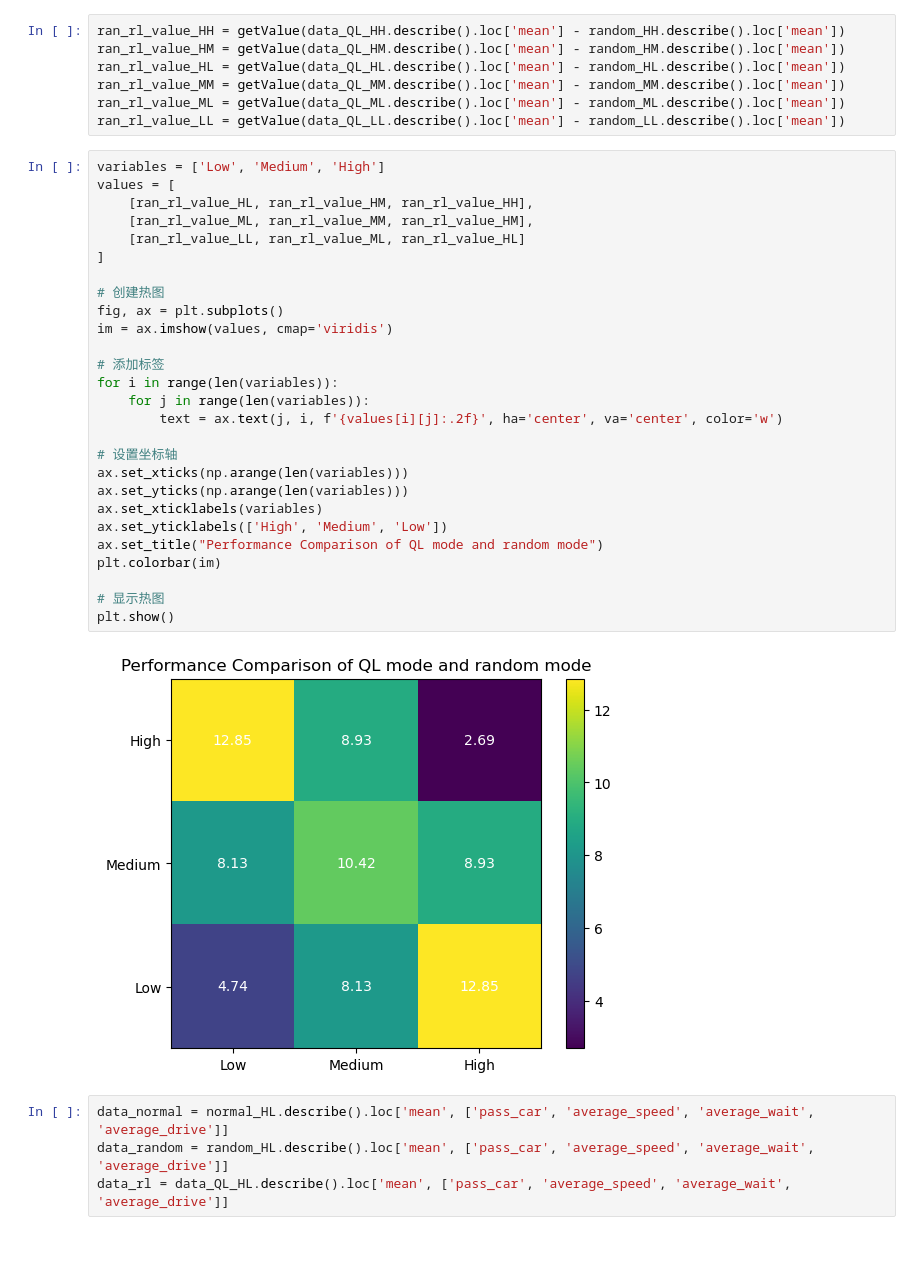
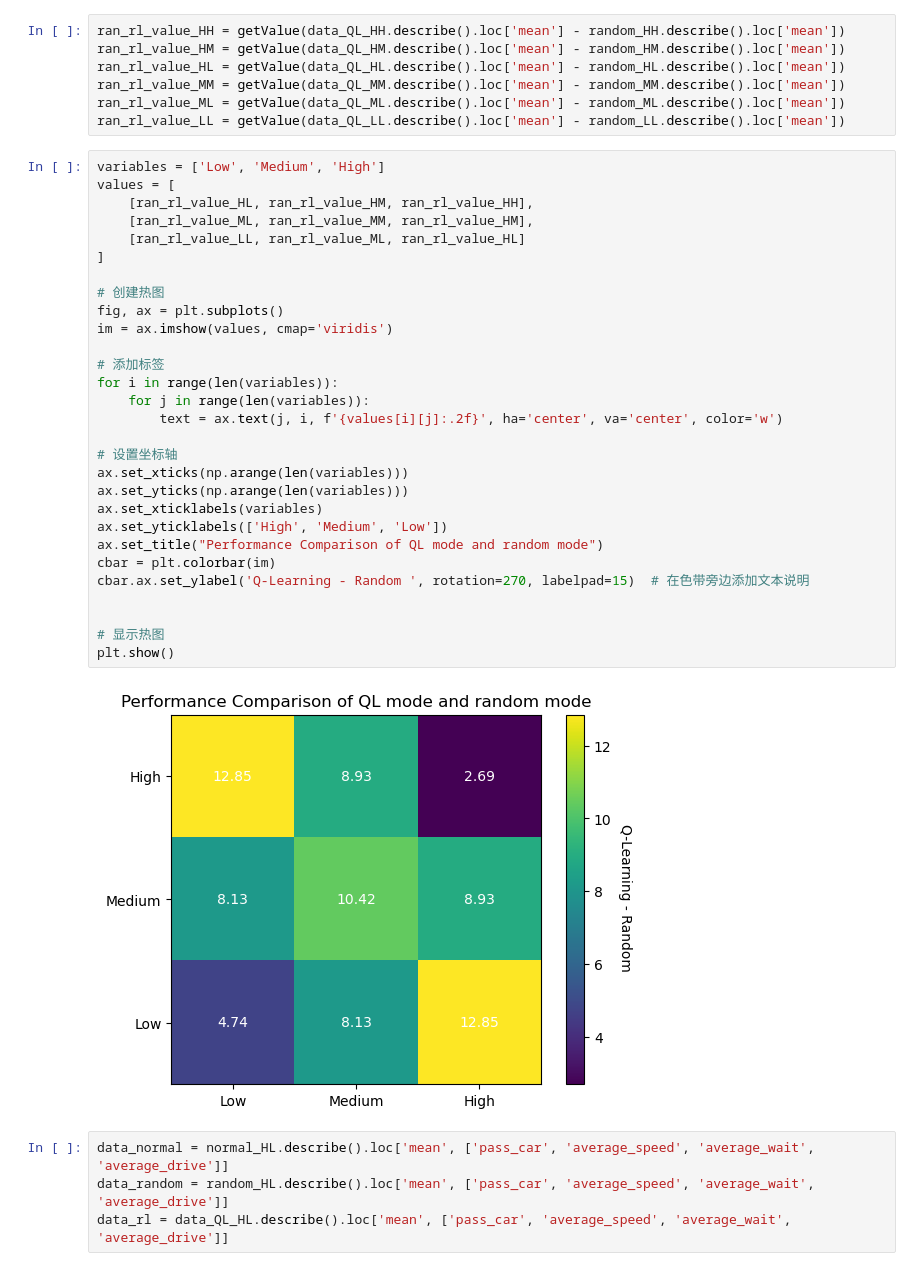
Before and after one commit to X-Fan-Jack/SmartTrafficLight-ABM-RL, a Jupyter notebook: data_analysis/1_project_single_junction_v2.ipynb, the cells around one changed output. Drawn from its saved outputs; the diff is of its cells as text.

```diff
--- a/data_analysis/1_project_single_junction_v2.ipynb
+++ b/data_analysis/1_project_single_junction_v2.ipynb
@@ -457,32 +463,34 @@ ran_rl_value_LL = getValue(data_QL_LL.describe().loc['mean'] - random_LL.describ
 # %%
 variables = ['Low', 'Medium', 'High']
 values = [
     [ran_rl_value_HL, ran_rl_value_HM, ran_rl_value_HH],
     [ran_rl_value_ML, ran_rl_value_MM, ran_rl_value_HM],
     [ran_rl_value_LL, ran_rl_value_ML, ran_rl_value_HL]
 ]
 
 # 创建热图
 fig, ax = plt.subplots()
 im = ax.imshow(values, cmap='viridis')
 
 # 添加标签
 for i in range(len(variables)):
     for j in range(len(variables)):
         text = ax.text(j, i, f'{values[i][j]:.2f}', ha='center', va='center', color='w')
 
 # 设置坐标轴
 ax.set_xticks(np.arange(len(variables)))
 ax.set_yticks(np.arange(len(variables)))
 ax.set_xticklabels(variables)
 ax.set_yticklabels(['High', 'Medium', 'Low'])
 ax.set_title("Performance Comparison of QL mode and random mode")
-plt.colorbar(im)
+cbar = plt.colorbar(im)
+cbar.ax.set_ylabel('Q-Learning - Random ', rotation=270, labelpad=15)  # 在色带旁边添加文本说明
+
 
 # 显示热图
 plt.show()
 # %% [output]
-[figure, old version]
+[figure, new version]
 # %%
 data_normal = normal_HL.describe().loc['mean', ['pass_car', 'average_speed', 'average_wait', 'average_drive']]
 data_random = random_HL.describe().loc['mean', ['pass_car', 'average_speed', 'average_wait', 'average_drive']]
```
Also changed, not shown: parts of 10 cells of this notebook, 4 other files.
